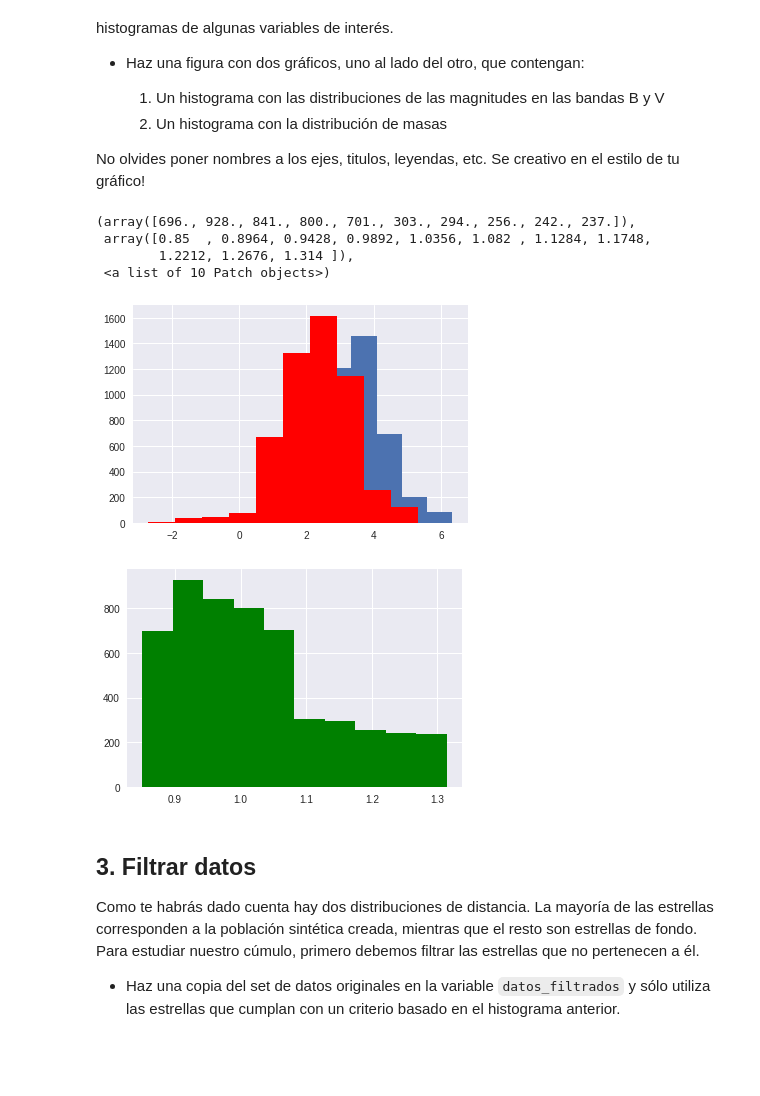
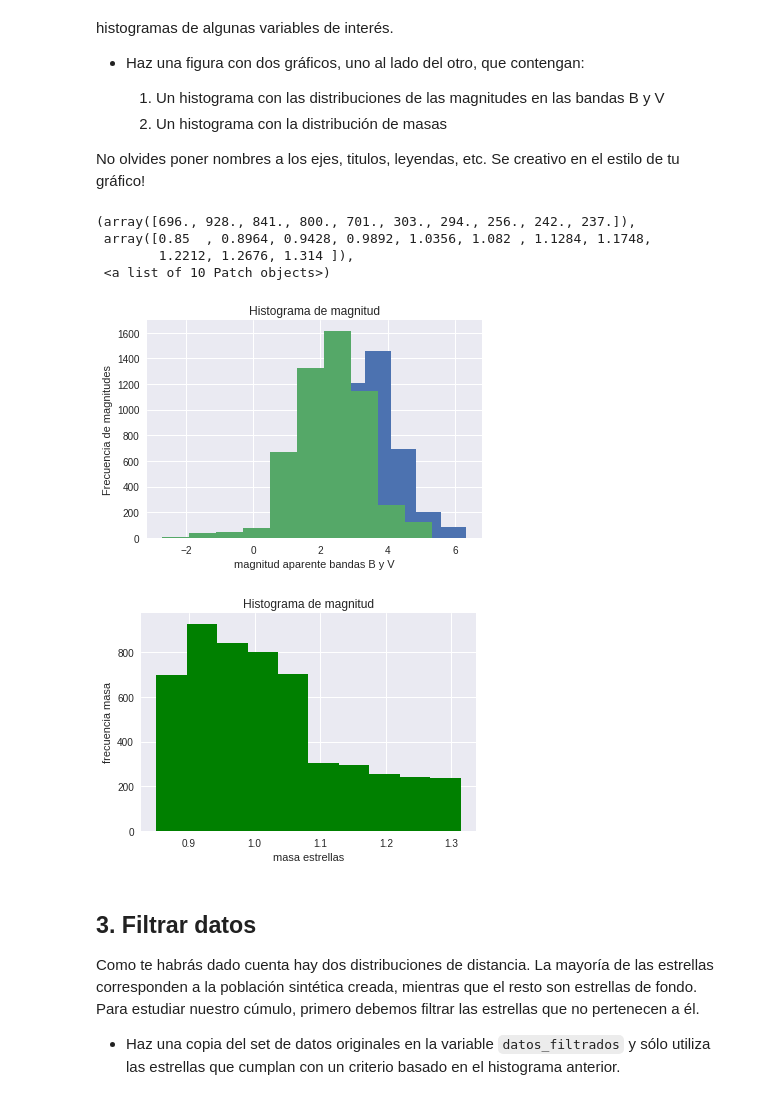
Before and after one commit to felipe34asaav/minitarea2, a Jupyter notebook: minitarea2.ipynb, the cells around one changed output. Saved outputs shown, nothing was run; the diff lists cells and outputs as text; code cells hidden in the pictures; blank space fills up the shorter version.

```diff
--- a/minitarea2.ipynb
+++ b/minitarea2.ipynb
@@ -78,27 +63,30 @@ El siguiente paso es inspeccionar los elementos en las diferentes columnas. Para
 
 No olvides poner nombres a los ejes, titulos, leyendas, etc. Se creativo en el estilo de tu gráfico!
 # %%
-
 import matplotlib.pyplot as plt
 %matplotlib inline
 B=datos[:,0]
 plt.hist(B)
 V=datos[:,1]
-#no me deja ponerle los ejes
-plt.xlabel
-plt.ylabel
-plt.hist(V,facecolor="r")
+#ahora si, tenia que recargar nomas
+plt.xlabel("magnitud aparente bandas B y V")
+plt.ylabel("Frecuencia de magnitudes")
+plt.title('Histograma de magnitud')
+plt.hist(V)
 
 
 fig, ax = plt.subplots()
+plt.xlabel("masa estrellas")
+plt.ylabel("frecuencia masa")
+plt.title('Histograma de magnitud')
 plt.hist(datos[:,5],facecolor='g')
 # %% [output]
 (array([696., 928., 841., 800., 701., 303., 294., 256., 242., 237.]),
  array([0.85  , 0.8964, 0.9428, 0.9892, 1.0356, 1.082 , 1.1284, 1.1748,
         1.2212, 1.2676, 1.314 ]),
  <a list of 10 Patch objects>)
-[figure, old version]
+[figure, new version]
-[figure, old version]
+[figure, new version]
 # %% [markdown]
 ## 3. Filtrar datos
 
```
Also changed, not shown: parts of 7 cells of this notebook.
